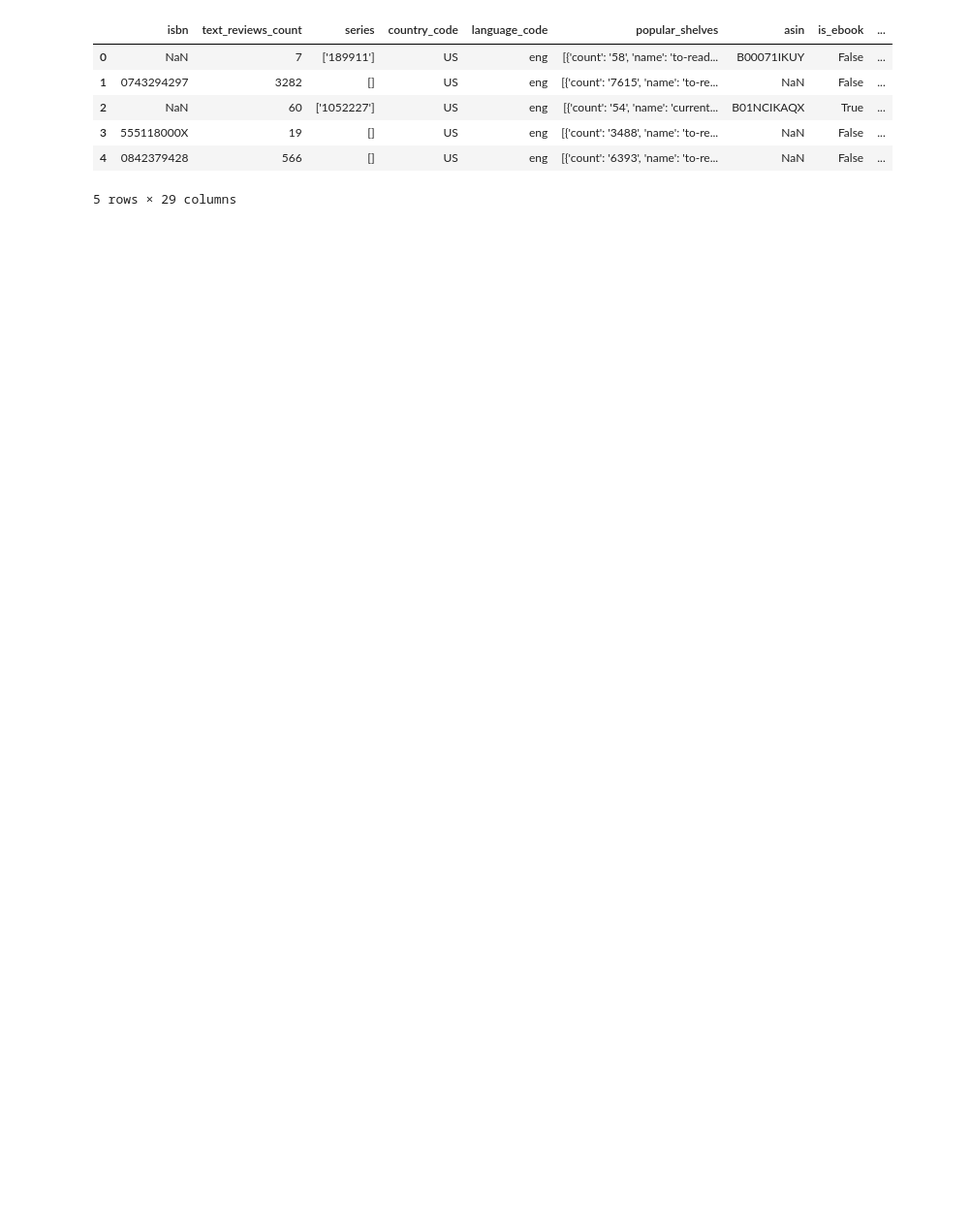
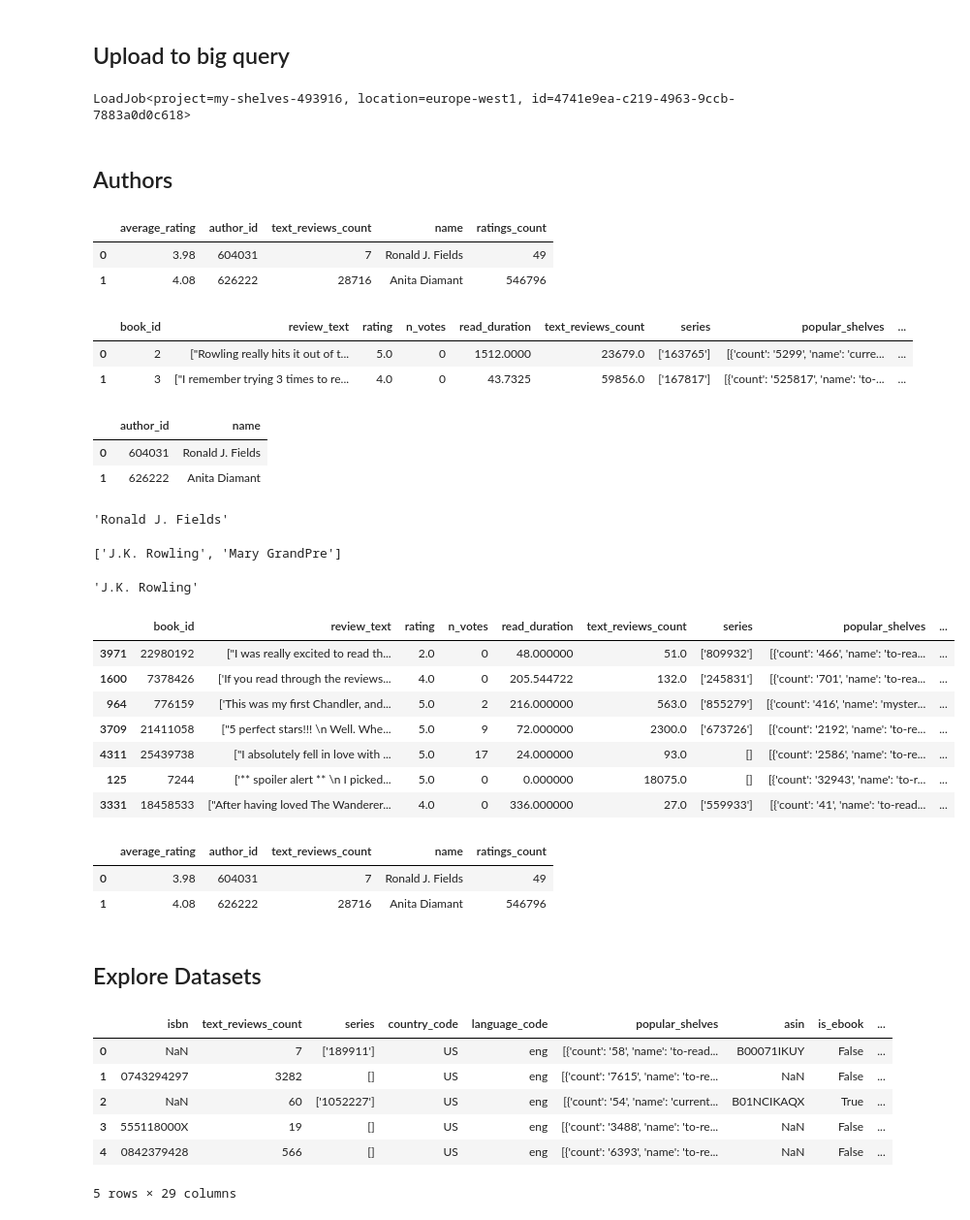
Before and after one commit to domangechristel-ship-it/my_shelves, a Jupyter notebook: notebooks/data_exploration.ipynb, the cells around one changed output. Shown at 97% size. Cells and saved outputs as stored; diff of their text form; code cells hidden in the pictures; blank space fills up the shorter version.

```diff
--- a/notebooks/data_exploration.ipynb
+++ b/notebooks/data_exploration.ipynb
@@ -5,0 +117,2 @@ import pandas as pd
+# %% [markdown]
+## Upload to big query
@@ -5,0 +137,4 @@ import pandas as pd
+# %%
+print(result)
+# %% [output]
+LoadJob<project=my-shelves-493916, location=europe-west1, id=4741e9ea-c219-4963-9ccb-7883a0d0c618>
@@ -5,0 +149,38 @@ import pandas as pd
+# %% [markdown]
+## Authors
+# %%
+authors_df = pd.read_json("../data/kaggle/goodreads_book_authors.json", lines=True)
+# %%
+authors_df.head(2)
+# %% [output]
+|  | average_rating | author_id | text_reviews_count | name | ratings_count |
+| 0 | 3.98 | 604031 | 7 | Ronald J. Fields | 49 |
+| 1 | 4.08 | 626222 | 28716 | Anita Diamant | 546796 |
+# %%
+base_10k_df = pd.read_csv("../data/base_ENG_10k.csv")
+base_10k_df.head(2)
+# %% [output]
+|  | book_id | review_text | rating | n_votes | read_duration | text_reviews_count | series | popular_shelves | ... |
+| 0 | 2 | ["Rowling really hits it out of t... | 5.0 | 0 | 1512.0000 | 23679.0 | ['163765'] | [{'count': '5299', 'name': 'curre... | ... |
+| 1 | 3 | ["I remember trying 3 times to re... | 4.0 | 0 | 43.7325 | 59856.0 | ['167817'] | [{'count': '525817', 'name': 'to-... | ... |
+# %%
+authors_df[["author_id", "name"]].head(2)
+# %% [output]
+|  | author_id | name |
+| 0 | 604031 | Ronald J. Fields |
+| 1 | 626222 | Anita Diamant |
+# %%
+def get_name_by_author_id(author_id):
+    return authors_df[authors_df["author_id"] == author_id]["name"].values[0]
+get_name_by_author_id(604031)
+# %% [output]
+'Ronald J. Fields'
+# %%
+def get_author_names(row):
+    authors = ast.literal_eval(row['authors'])
+    author_names = []
+    for author in authors:
+        author_id = int(author['author_id'])
+        author_name = get_name_by_author_id(author_id)
+        author_names.append(author_name)
+    return author_names
@@ -5,0 +191,20 @@ import pandas as pd
+# %%
+get_author_names(base_10k_df.iloc[0])
+# %% [output]
+['J.K. Rowling', 'Mary GrandPre']
+# %%
+get_name_by_author_id(int(ast.literal_eval(base_10k_df.iloc[0]["authors"])[0]['author_id']))
+# %% [output]
+'J.K. Rowling'
+# %%
+base_10k_df["author_names"] = base_10k_df.apply(get_author_names, axis=1)
+base_10k_df.sample(7)
+# %% [output]
+|  | book_id | review_text | rating | n_votes | read_duration | text_reviews_count | series | popular_shelves | ... |
+| 3971 | 22980192 | ["I was really excited to read th... | 2.0 | 0 | 48.000000 | 51.0 | ['809932'] | [{'count': '466', 'name': 'to-rea... | ... |
+| 1600 | 7378426 | ['If you read through the reviews... | 4.0 | 0 | 205.544722 | 132.0 | ['245831'] | [{'count': '701', 'name': 'to-rea... | ... |
+| 964 | 776159 | ['This was my first Chandler, and... | 5.0 | 2 | 216.000000 | 563.0 | ['855279'] | [{'count': '416', 'name': 'myster... | ... |
+| 3709 | 21411058 | ["5 perfect stars!!! \n Well. Whe... | 5.0 | 9 | 72.000000 | 2300.0 | ['673726'] | [{'count': '2192', 'name': 'to-re... | ... |
+| 4311 | 25439738 | ["I absolutely fell in love with ... | 5.0 | 17 | 24.000000 | 93.0 | [] | [{'count': '2586', 'name': 'to-re... | ... |
+| 125 | 7244 | ['** spoiler alert ** \n I picked... | 5.0 | 0 | 0.000000 | 18075.0 | [] | [{'count': '32943', 'name': 'to-r... | ... |
+| 3331 | 18458533 | ["After having loved The Wanderer... | 4.0 | 0 | 336.000000 | 27.0 | ['559933'] | [{'count': '41', 'name': 'to-read... | ... |
@@ -6,3 +213,11 @@ import pandas as pd
+# %%
+authors_df.head(2)
+# %% [output]
+|  | average_rating | author_id | text_reviews_count | name | ratings_count |
+| 0 | 3.98 | 604031 | 7 | Ronald J. Fields | 49 |
+| 1 | 4.08 | 626222 | 28716 | Anita Diamant | 546796 |
+# %% [markdown]
+## Explore Datasets
 # %%
 from my_shelves.utils.dataset import get_books, get_reviews
 # %%
```
Also changed, not shown: parts of 23 cells of this notebook, 1 other file.
